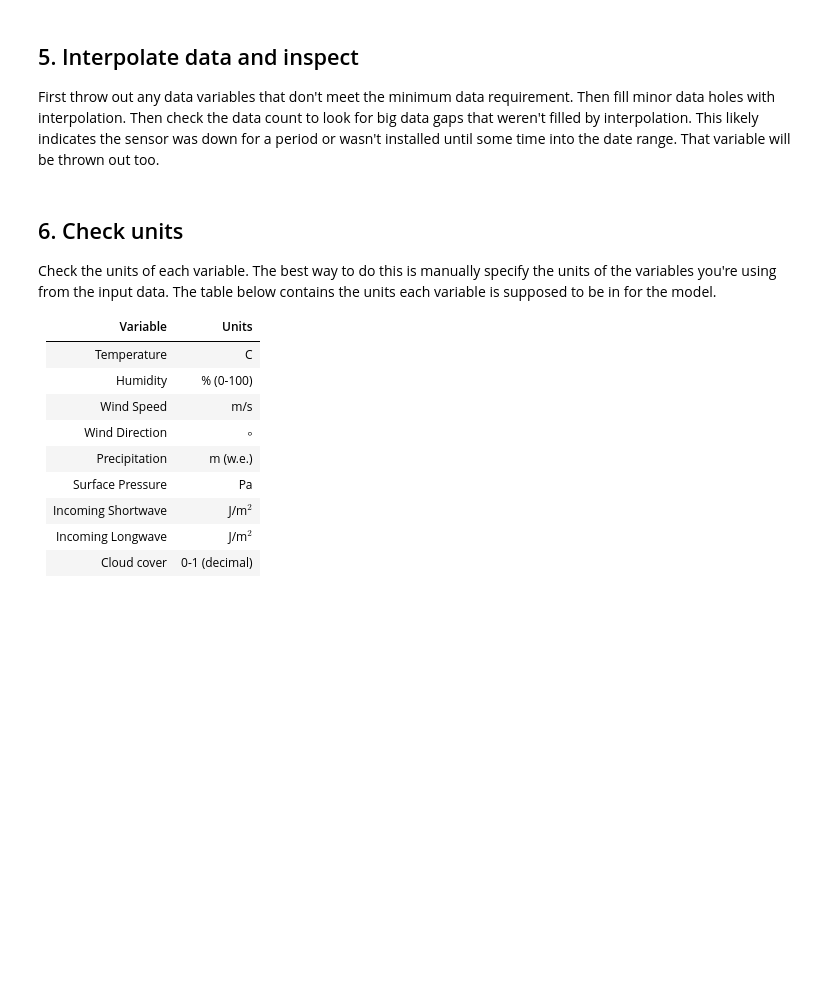
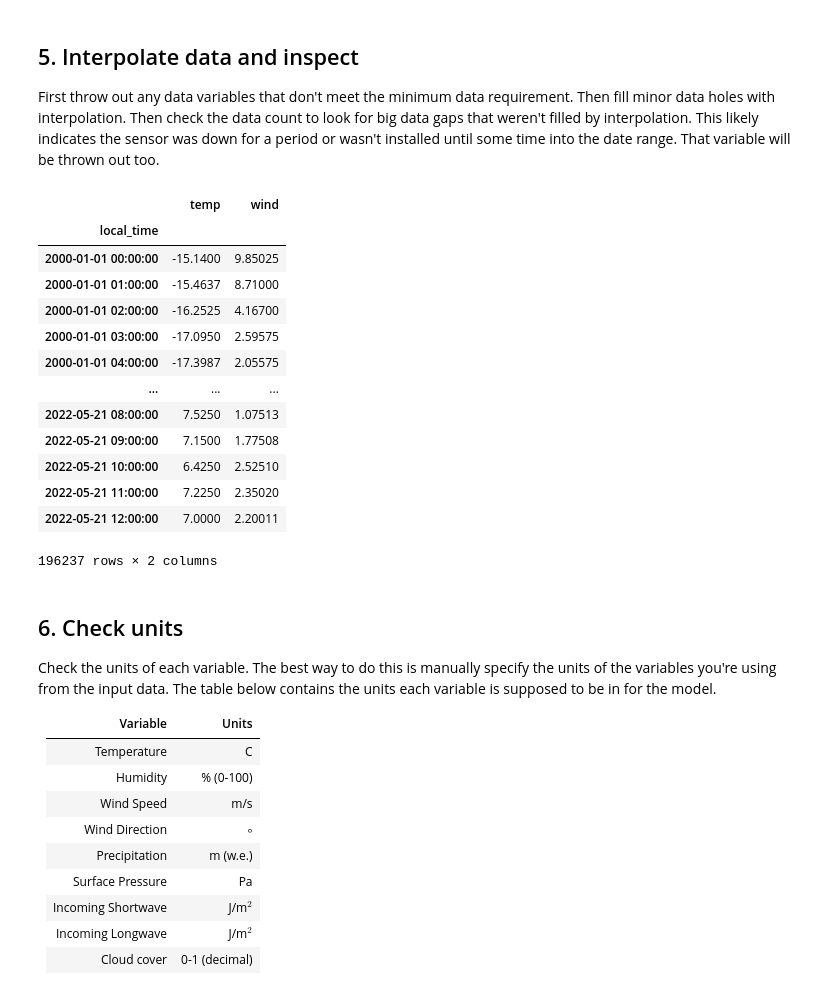
Before and after one commit to clairevwilson/PyGEM-EB, a Jupyter notebook: pygem_eb/processing/process_AWS.ipynb, the cells around one changed output. Saved outputs shown, nothing was run; the diff lists cells and outputs as text; code cells hidden in the pictures; blank space fills up the shorter version.

```diff
--- a/pygem_eb/processing/process_AWS.ipynb
+++ b/pygem_eb/processing/process_AWS.ipynb
@@ -16,8 +16,8 @@ Fill out the cell below to set up the glacier being accessed and the filepaths.
 # CODE TO EDIT FOR EVERY NEW STATION/GLACIER
 # GLACIER STUFF
 glac_no = ['01.00570']          # RGI Glacier ID
-station = 'gulkanaB24'        # You choose: descriptive name for log and output
-elev = 1683                     # Elevation of AWS in m a.s.l.
+station = 'gulkana_22yrs'        # You choose: descriptive name for log and output
+elev = 1480                     # Elevation of AWS in m a.s.l.
 
 # TIMEZONE
 timezone = 'GMT-08'     # Timezone of output data (should be local time)
@@ -29,13 +29,13 @@ force_dates = None # None or list containing [start date, end date], dtype=str
 
 # FILEPATHS
 # Change for every new glacier
-data_fn = '/Data_In/claws_june.csv'   # File name of data
+data_fn = '/climate_data/AWS/Gulkana/gulkana1480_hourly_LVL2.csv'   # File name of data
 export_fn = station+'.csv'
 
 # CODE TO EDIT FOR A NEW FILE SYSTEM
-fp = 'E:/'                              # Filepath to data
-attr_fp = fp+'/RGI/rgi60/00_rgi60_attribs/'  # Filepath to RGI data
-export_fp = fp+f'/Data_Out/{station}/'      # Filepath to export data
+fp = '/home/claire/research'                              # Filepath to data
+attr_fp = fp+'/RGI/rgi60/00_rgi60_attribs/'    # Filepath to RGI data
+export_fp = fp+f'/climate_data/AWS/{station}/'      # Filepath to export data
 if not os.path.exists(export_fp):
     os.mkdir(export_fp)
 # %% [markdown]
@@ -46,7 +46,7 @@ If the data is sub-hourly, resampling requires the variable name for precipitati
 # %%
 # Read in the data and make sure the columns were correctly loaded
 # NOTE this step is likely to cause errors that can be fixed by adjusting the input arguments, for example delim_whitespace
-rows_to_skip = 1     # Number of rows that contain text at the beginning of the file (34 for Storglaciaren), sep='\t'
-df = pd.read_csv(fp + data_fn,skiprows=rows_to_skip,delim_whitespace=False)
+rows_to_skip = 0     # Number of rows that contain text at the beginning of the file (34 for Storglaciaren), sep='\t'
+df = pd.read_csv(fp + data_fn,skiprows=rows_to_skip,sep=',')
 print(df.columns.to_numpy())
 # %% [output]
@@ -61,6 +57,6 @@ print(df.columns.to_numpy())
 # %%
 # Fill out after executing above to check the variable names for time and precipitation
-time_vn = 'TIMESTAMP'
+time_vn = 'local_time'
 names = {'temp':['site_temp_USGS','temperature','Tair_aws','temp','TA_2.0m','T','AirTC_Avg'],
             'tp':['Precip_Weighing_Incremental','precipitation','Ptotal_aws','tp','P'],
             'rh':['RelHum','RH','rh','rH','RH_aws','RH_2.0m'],
@@ -88,7 +84,6 @@ for nan_value in nan_values:
 #     datetime = str(df.index[i]) +' '+ df['TIMESTAMP'][i]
 #     store.append(datetime)
 # df['TIMESTAMP'] = store
-df = df.iloc[50:]
 # %%
 # ====== USGS Precip/Stage debocle ======
 # df['Precip_Weighing_Incremental'] = df['Precip_Weighing_Incremental'].fillna(df['Precip_Stage_Incremental'])
@@ -191,6 +186,26 @@ for var in df.columns:
             start_missing = str(missing.index[0])[0:10]
             end_missing = str(missing.index[-1])[0:10]
             logger.info(f'Variable {var} removed: missing {nmissing} values between {start_missing} and {end_missing} after interpolation')
+# %%
+df = df.loc['2000-01-01':]
+df.loc[pd.to_datetime('2001-09-01'):pd.to_datetime('2003-04-01')] = df.loc[pd.to_datetime('2017-09-01'):pd.to_datetime('2019-04-01')].values
+df.loc[pd.to_datetime('2010-01-01'):pd.to_datetime('2010-08-01')] = df.loc[pd.to_datetime('2011-01-01'):pd.to_datetime('2011-08-01')].values
+df
+# %% [output]
+|  | temp | wind |
+| local_time |  |  |
+| 2000-01-01 00:00:00 | -15.1400 | 9.85025 |
+| 2000-01-01 01:00:00 | -15.4637 | 8.71000 |
+| 2000-01-01 02:00:00 | -16.2525 | 4.16700 |
+| 2000-01-01 03:00:00 | -17.0950 | 2.59575 |
+| 2000-01-01 04:00:00 | -17.3987 | 2.05575 |
+| ... | ... | ... |
+| 2022-05-21 08:00:00 | 7.5250 | 1.07513 |
+| 2022-05-21 09:00:00 | 7.1500 | 1.77508 |
+| 2022-05-21 10:00:00 | 6.4250 | 2.52510 |
+| 2022-05-21 11:00:00 | 7.2250 | 2.35020 |
+| 2022-05-21 12:00:00 | 7.0000 | 2.20011 |
+196237 rows × 2 columns
 # %% [markdown]
 ## 6. Check units
 Check the units of each variable. The best way to do this is manually specify the units of the variables you're using from the input data. The table below contains the units each variable is supposed to be in for the model.
```
Also changed, not shown: parts of 2 cells of this notebook, 8 other files.
